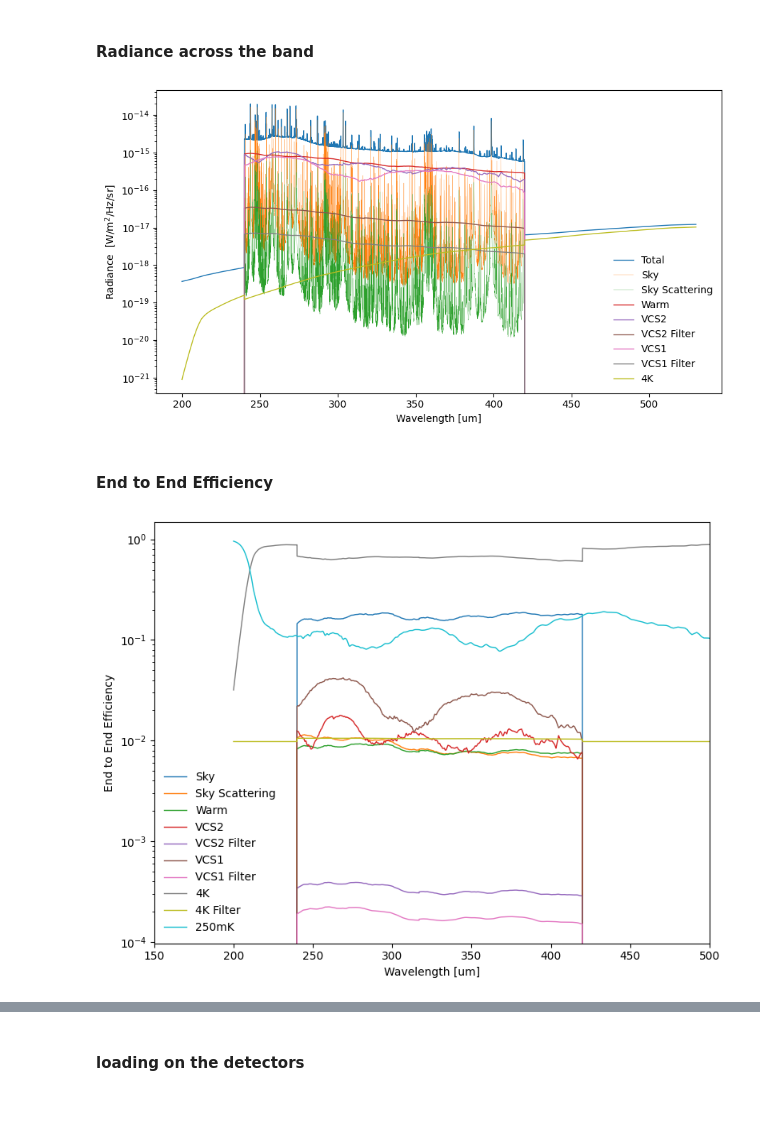
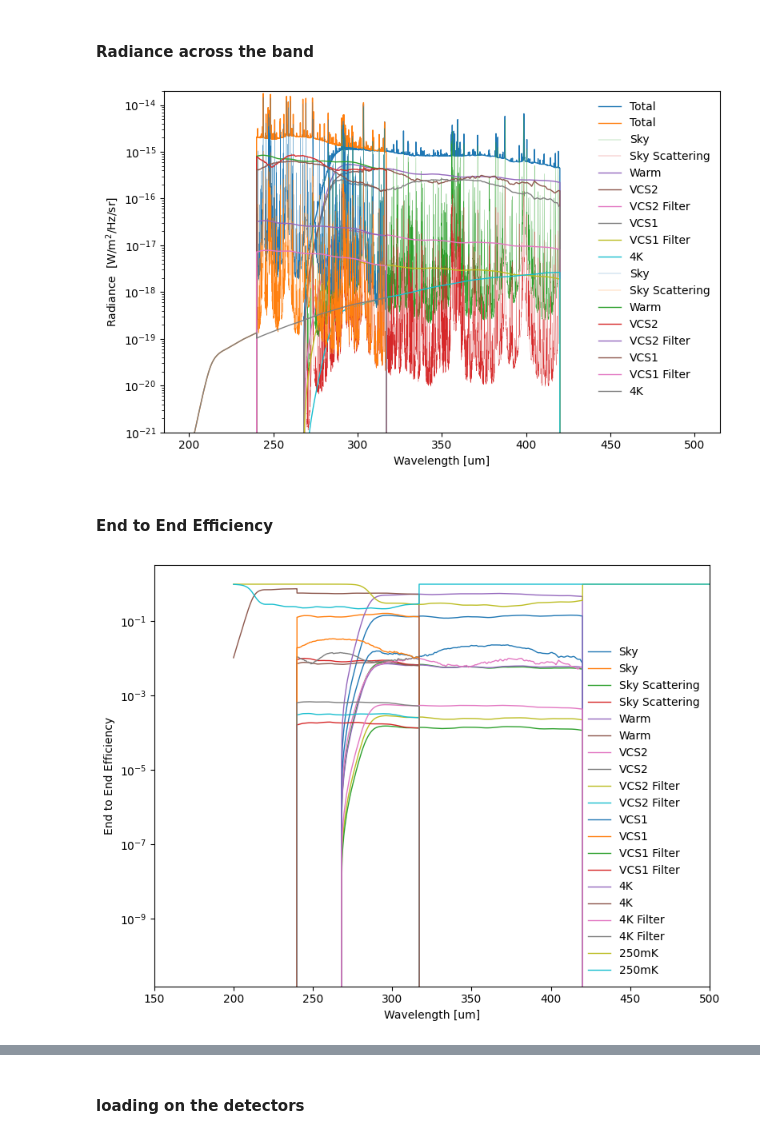
Before and after one commit to tim-balloon/tim-inst_modl, a Jupyter notebook: Spectral_loading_model/Spectral_loading.ipynb, the cells around one changed output, grey strips where cells are left out. Drawn from its saved outputs; the diff is of its cells as text; code cells hidden in the pictures; blank space fills up the shorter version.

Commit message:
Added dedicated optical stack for LW and SW to account for different elements on the chain. NEP(only the poisson term) added.

```diff
--- a/Spectral_loading_model/Spectral_loading.ipynb
+++ b/Spectral_loading_model/Spectral_loading.ipynb
@@ -423,8 +426,14 @@ F42icm_trans = Functions(v=F42icm[0]*30*1e9, prop=F42icm[1])
+# %%
+def Feedhorn_cutoff(v_cf, transmission=0.9):
+    def func(v):
+        return  (v>v_cf)*transmission
+    return func
+
+
+
+SW_Fh = Feedhorn_cutoff(c/317e-6)
+LW_Fh = Feedhorn_cutoff(c/420e-6)
 # %%
 v_min = c/530e-6
 v_max = c/200e-6
 v_n   = 10000
-
-v = np.linspace(v_min, v_max, v_n)
-
-plt.plot(v, LPE4K_E_trans.func(v))
@@ -446,12 +452,13 @@ def ruze_loss(eps=5e-6,spill=0):
 # temperature
 Tprimary = 260
 Tvcs2    = 175
-Tvcs2f1  = 230
+Tvcs2f1  = 250
 Tvcs1    = 70
-Tvcs1f1  = 100
+Tvcs1f1  = 120
 
 Tcold   = 5.0
 Tcoldf1 = 10
+
 Tfpu    = 0.25
 
 
@@ -551,45 +575,54 @@ stack = OpticalStack(layers,sources)
 # %%
-v_min = c/530e-6
+v_min = c/500e-6
 v_max = c/200e-6
 v_n   = 10000
 
 v = np.linspace(v_min, v_max, v_n)
 
 lamb = c/v
-eff = stack.eff_cal(v)
+effLW = stackLW.eff_cal(v)
+effSW = stackSW.eff_cal(v)
 # %% [markdown]
 #### Radiance across the band
 # %%
 
-plt.figure(figsize=(9,5), dpi=100)
+plt.figure(figsize=(8,5), dpi=100)
 
-plt.plot(lamb/1e-6, stack.radiance(c/lamb,),label='Total')
+plt.plot(lamb/1e-6, stackLW.radiance(c/lamb,),label='Total')
+plt.plot(lamb/1e-6, stackSW.radiance(c/lamb,),label='Total')
 
 for source in sources[:-2]:
     if isinstance(source, Atmo):
-        plt.plot(lamb/1e-6, stack.radiance(c/lamb,source=source),lw=0.2, label=source.name)
+        plt.plot(lamb/1e-6, stackLW.radiance(c/lamb,source=source),lw=0.2, label=source.name)
     else:
-        plt.plot(lamb/1e-6, stack.radiance(c/lamb,source=source), label=source.name)
+        plt.plot(lamb/1e-6, stackLW.radiance(c/lamb,source=source), label=source.name)
+
+for source in sources[:-2]:
+    if isinstance(source, Atmo):
+        plt.plot(lamb/1e-6, stackSW.radiance(c/lamb,source=source),lw=0.2, label=source.name)
+    else:
+        plt.plot(lamb/1e-6, stackSW.radiance(c/lamb,source=source), label=source.name)
 
 
 plt.xlabel('Wavelength [um]')
 plt.ylabel(r'Radiance  [W/$\rm{m^2}$/Hz/sr]')
 
-# plt.ylim([1e-17,1e-13])
+plt.ylim([1e-21,2e-14])
 plt.yscale("log")
 plt.legend(frameon=0)
 plt.tight_layout()
 
-# plt.savefig("TIM_radiance.png", dpi=120)
+plt.savefig("TIM_radiance.png", dpi=120)
 # %% [output]
-[figure, old version]
+[figure, new version]
 # %% [markdown]
 #### End to End Efficiency
 # %%
 plt.figure(figsize=(8,6), dpi=100)
 
-for i,source in enumerate(stack.sources):
-    plt.plot(lamb/1e-6, stack.efficiency[i], label=source.name)
+for i,source in enumerate(stackLW.sources):
+    plt.plot(lamb/1e-6, stackLW.efficiency[i], label=source.name)
+    plt.plot(lamb/1e-6, stackSW.efficiency[i], label=source.name)
 
 plt.xlim([150,500])
 plt.yscale("log")
@@ -600,7 +633,7 @@ plt.xlabel('Wavelength [um]')
 plt.legend(frameon=0)
 plt.tight_layout()
 # %% [output]
-[figure, old version]
+[figure, new version]
 # %%
 SWlambMin = 240e-6
 SWlambMax = 317e-6
```
Also changed, not shown: parts of 14 cells of this notebook, 1 other file.
